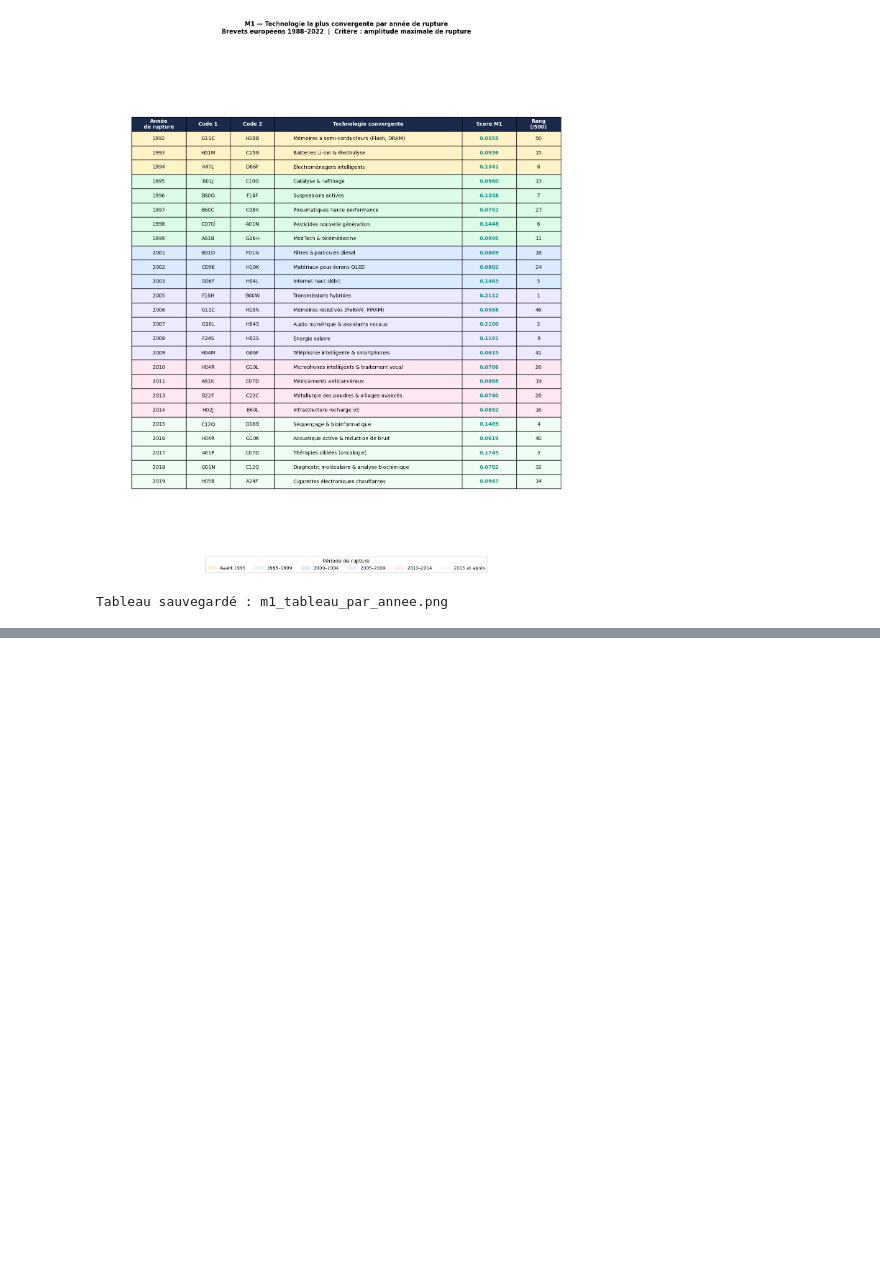
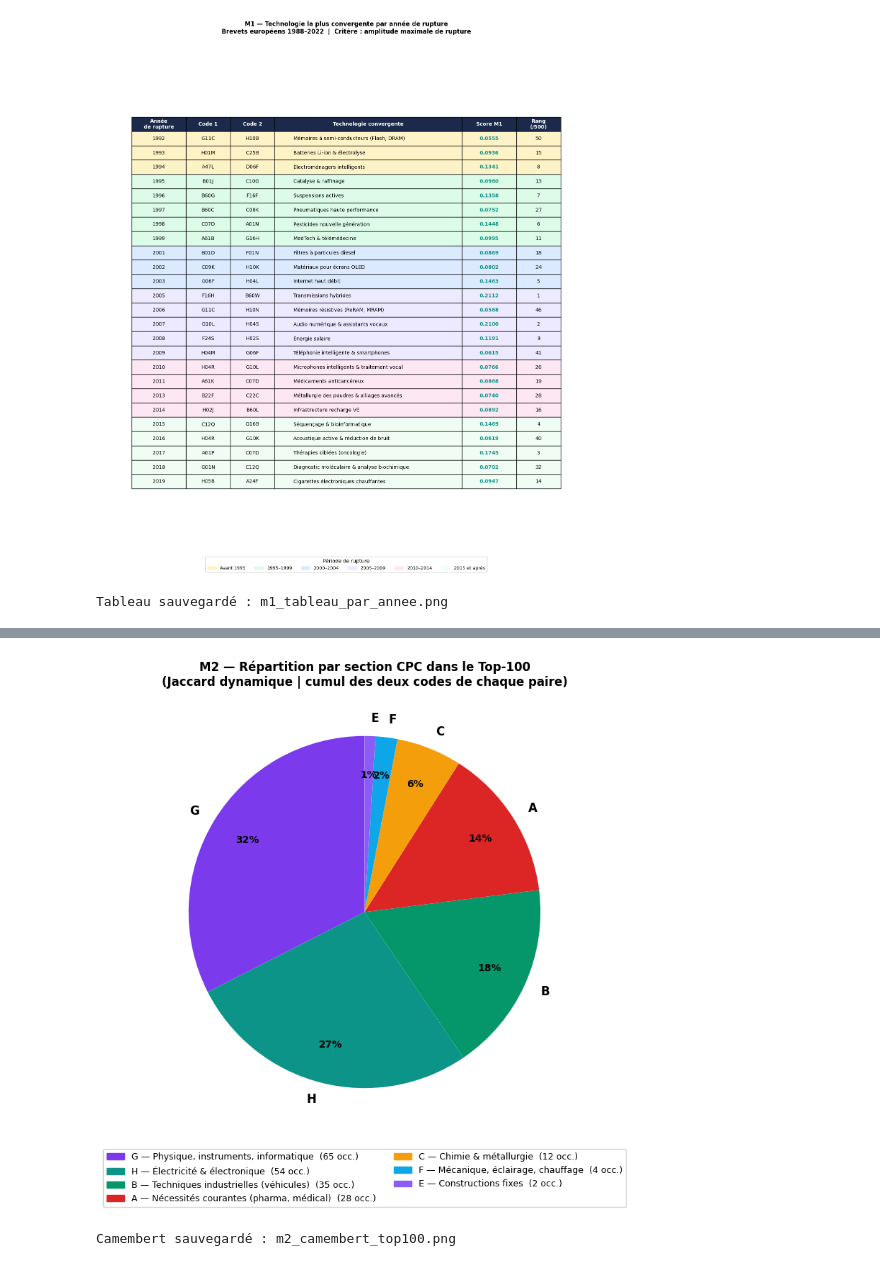
Before and after one commit to quentinbenchetrit/Stat-App, a Jupyter notebook: indice_18_04.ipynb, the cells around one changed output, grey strips where cells are left out. Cells and saved outputs as stored; diff of their text form; code cells hidden in the pictures; blank space fills up the shorter version.

```diff
--- a/indice_18_04.ipynb
+++ b/indice_18_04.ipynb
@@ -2122,0 +3760,78 @@ Tableau sauvegardé : m1_tableau_par_annee.png
+# %%
+# ═══════════════════════════════════════════════════════════════════════════
+# 3) CAMEMBERT TOP-100 PAR DOMAINE
+# ═══════════════════════════════════════════════════════════════════════════
+
+from collections import Counter
+import matplotlib.patches as mpatches
+
+sections_cpc = {
+    "A": "Nécessités courantes (pharma, médical)",
+    "B": "Techniques industrielles (véhicules)",
+    "C": "Chimie & métallurgie",
+    "D": "Textiles & papier",
+    "E": "Constructions fixes",
+    "F": "Mécanique, éclairage, chauffage",
+    "G": "Physique, instruments, informatique",
+    "H": "Électricité & électronique",
+}
+
+couleurs_sections = {
+    "A": "#DC2626", "B": "#059669", "C": "#F59E0B",
+    "D": "#84CC16", "E": "#8B5CF6", "F": "#0EA5E9",
+    "G": "#7C3AED", "H": "#0D9488",
+}
+
+top100_m2 = df_m2.head(100).copy()
+top100_m2["section_1"] = top100_m2["cpc_1"].str[0]
+top100_m2["section_2"] = top100_m2["cpc_2"].str[0]
+
+toutes_sections = list(top100_m2["section_1"]) + list(top100_m2["section_2"])
+comptage = Counter(toutes_sections)
+sec_df = pd.DataFrame(
+    comptage.items(), columns=["section", "count"]
+).sort_values("count", ascending=False)
+
+cols_pie = [couleurs_sections.get(s, "#64748B") for s in sec_df["section"]]
+
+fig, ax = plt.subplots(figsize=(10, 8))
+
+wedges, texts, autotexts = ax.pie(
+    sec_df["count"],
+    labels=sec_df["section"],
+    colors=cols_pie,
+    autopct="%1.0f%%",
+    startangle=90,
+    pctdistance=0.78,
+    textprops={"fontsize": 12, "fontweight": "bold"}
+)
+for at in autotexts:
+    at.set_fontsize(10)
+
+ax.set_title(
+    "M2 — Répartition par section CPC dans le Top-100\n"
+    "(Jaccard dynamique | cumul des deux codes de chaque paire)",
+    fontsize=12, fontweight="bold"
+)
+
+legende = [
+    mpatches.Patch(
+        color=couleurs_sections.get(s, "#64748B"),
+        label=f"{s} — {sections_cpc.get(s,'?')}  ({comptage[s]} occ.)"
+    )
+    for s in sec_df["section"]
+]
+ax.legend(
+    handles=legende,
+    loc="lower center",
+    bbox_to_anchor=(0.5, -0.18),
+    fontsize=9, framealpha=0.9, ncol=2
+)
+
+plt.tight_layout()
+plt.savefig("m2_camembert_top100.png", dpi=150, bbox_inches="tight")
+plt.show()
+print("Camembert sauvegardé : m2_camembert_top100.png")
+# %% [output]
+[figure, added]
+Camembert sauvegardé : m2_camembert_top100.png
```
Also changed, not shown: parts of 24 cells of this notebook, 4 other files.
